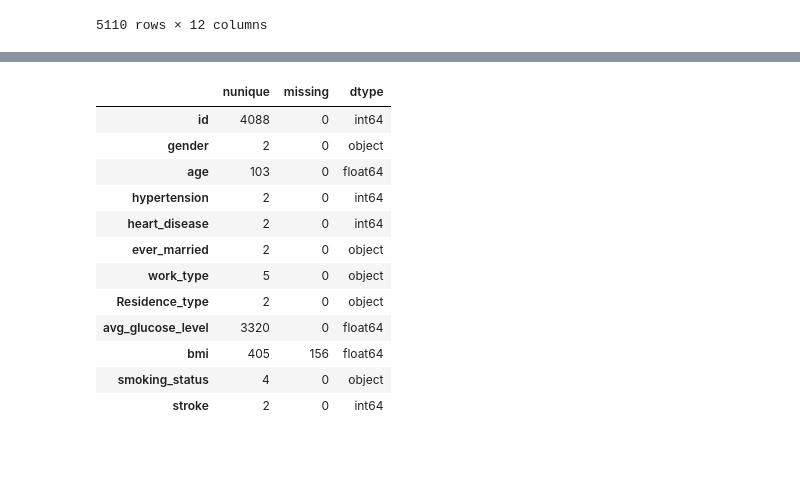
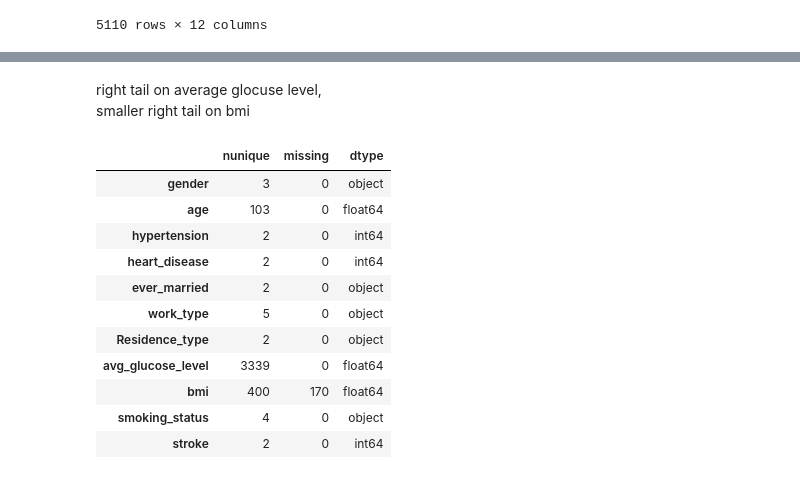
Before and after one commit to databak/brain_stroke_prediction, a Jupyter notebook: notebook/brain_stroke_prediction.ipynb, the cells around one changed output, grey strips where cells are left out. Drawn from its saved outputs; the diff is of its cells as text; code cells hidden in the pictures; blank space fills up the shorter version.

```diff
--- a/notebook/brain_stroke_prediction.ipynb
+++ b/notebook/brain_stroke_prediction.ipynb
@@ -24,5 +41,6 @@ data
 # %%
+# main data splits stratifedly to df_train , df_test
 from sklearn.model_selection import train_test_split
-df , df_test = train_test_split(data , test_size=0.2 , random_state=42)
-df.shape , df_test.shape
+df_train , df_test = train_test_split(data.drop('id' , axis = 1 ) , test_size=0.2 , stratify=data['stroke'] ,random_state=42)
+df_train.shape , df_test.shape
 # %% [output]
@@ -30,18 +69,22 @@ df.shape , df_test.shape
+# %% [markdown]
+right tail on average glocuse level, <br>
+smaller right tail on bmi
 # %%
-df_info = pd.concat(objs=[df.nunique() , df.isna().sum() , df.dtypes] , axis = 1 )
+# custom info training datest
+
+df_info = pd.concat(objs=[df_train.nunique() , df_train.isna().sum() , df_train.dtypes] , axis = 1 )
 df_info.columns = ['nunique' , 'missing' , 'dtype']
 df_info
 # %% [output]
 |  | nunique | missing | dtype |
-| id | 4088 | 0 | int64 |
-| gender | 2 | 0 | object |
+| gender | 3 | 0 | object |
 | age | 103 | 0 | float64 |
 | hypertension | 2 | 0 | int64 |
 | heart_disease | 2 | 0 | int64 |
 | ever_married | 2 | 0 | object |
 | work_type | 5 | 0 | object |
 | Residence_type | 2 | 0 | object |
-| avg_glucose_level | 3320 | 0 | float64 |
-| bmi | 405 | 156 | float64 |
+| avg_glucose_level | 3339 | 0 | float64 |
+| bmi | 400 | 170 | float64 |
 | smoking_status | 4 | 0 | object |
 | stroke | 2 | 0 | int64 |
```
Also changed, not shown: parts of 17 cells of this notebook.
